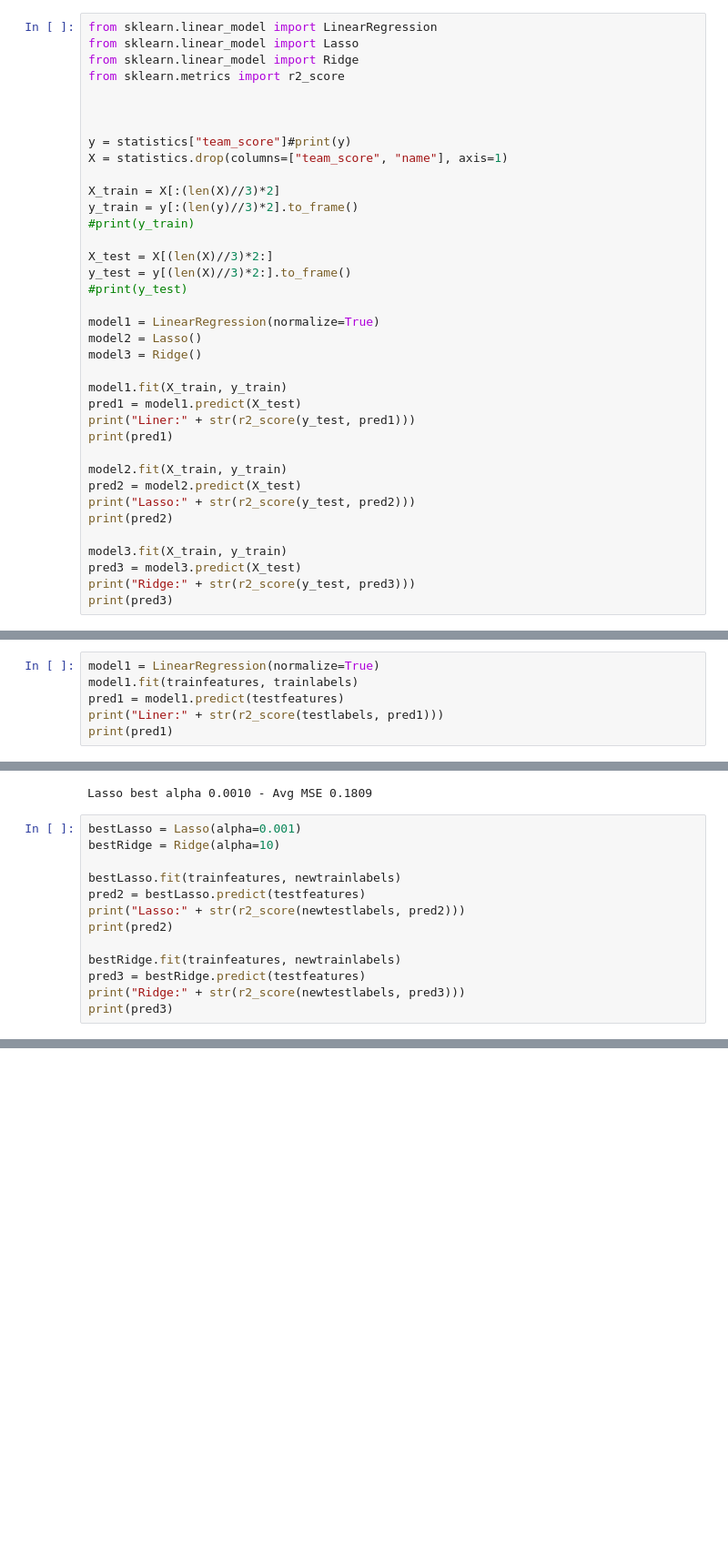
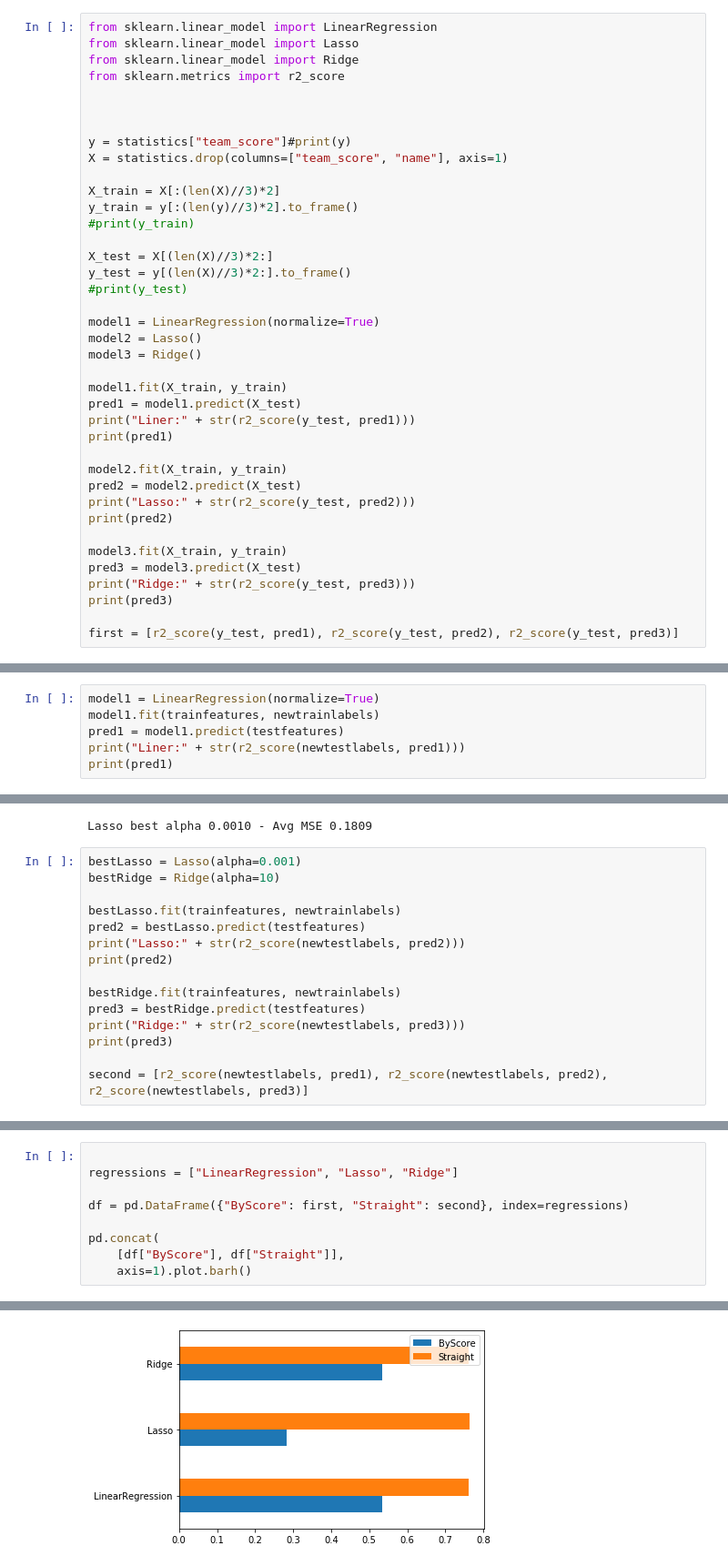
Before and after one commit to leppsalujyrgen/Entropy-of-Football-Statistics, a Jupyter notebook: Data Modelling/statistics-regression.ipynb, the cells around one changed output, grey strips where cells are left out. Shown: that part at 91% size. Saved outputs shown, nothing was run; the diff lists cells and outputs as text; blank space fills up the shorter version.

```diff
--- a/Data Modelling/statistics-regression.ipynb
+++ b/Data Modelling/statistics-regression.ipynb
@@ -60,6 +61,8 @@ model3.fit(X_train, y_train)
 pred3 = model3.predict(X_test)
 print("Ridge:" + str(r2_score(y_test, pred3)))
 print(pred3)
+
+first = [r2_score(y_test, pred1), r2_score(y_test, pred2), r2_score(y_test, pred3)]
 # %% [output]
 Liner:0.5341484873445584
 [[ 7.68912234e-01]
@@ -315,9 +318,3 @@ testlabels
 | 378 | 0 |
 | 379 | 2 |
 380 rows × 1 columns
-# %%
-model1 = LinearRegression(normalize=True)
-model1.fit(trainfeatures, trainlabels)
-pred1 = model1.predict(testfeatures)
-print("Liner:" + str(r2_score(testlabels, pred1)))
-print(pred1)
@@ -394,3 +373,9 @@ newtestlabels.head(30)
 | 27 | 2 |
 | 28 | 2 |
 | 29 | 2 |
+# %%
+model1 = LinearRegression(normalize=True)
+model1.fit(trainfeatures, newtrainlabels)
+pred1 = model1.predict(testfeatures)
+print("Liner:" + str(r2_score(newtestlabels, pred1)))
+print(pred1)
@@ -416,6 +419,8 @@ bestRidge.fit(trainfeatures, newtrainlabels)
 pred3 = bestRidge.predict(testfeatures)
 print("Ridge:" + str(r2_score(newtestlabels, pred3)))
 print(pred3)
+
+second = [r2_score(newtestlabels, pred1), r2_score(newtestlabels, pred2), r2_score(newtestlabels, pred3)]
 # %% [output]
 Lasso:0.7625521993555848
 [ 2.29429970e+00  1.63908097e+00  2.24349625e-01  1.75054641e+00
@@ -434,3 +439,13 @@ Lasso:0.7625521993555848
  [ 9.93165427e-01]
  [ 9.39500470e-01]
  [ 2.25053418e+00]]
+# %%
+
+regressions = ["LinearRegression", "Lasso", "Ridge"]
+
+df = pd.DataFrame({"ByScore": first, "Straight": second}, index=regressions)
+
+pd.concat(
+    [df["ByScore"], df["Straight"]],
+    axis=1).plot.barh()
+# %% [output]
@@ -436,0 +453 @@ Lasso:0.7625521993555848
+[figure, added]
```
Also changed, not shown: parts of 5 cells of this notebook, 1 other file.
